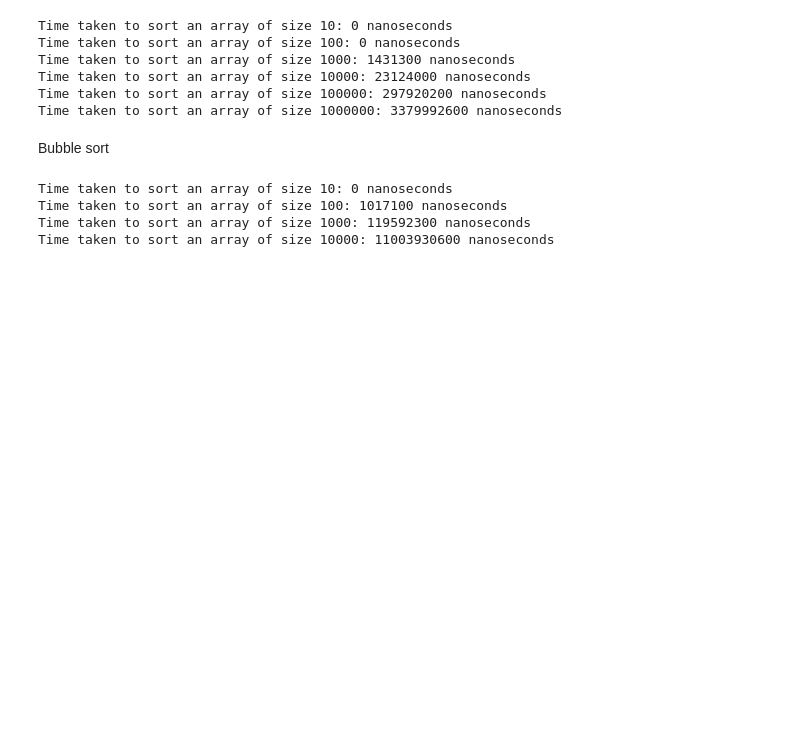
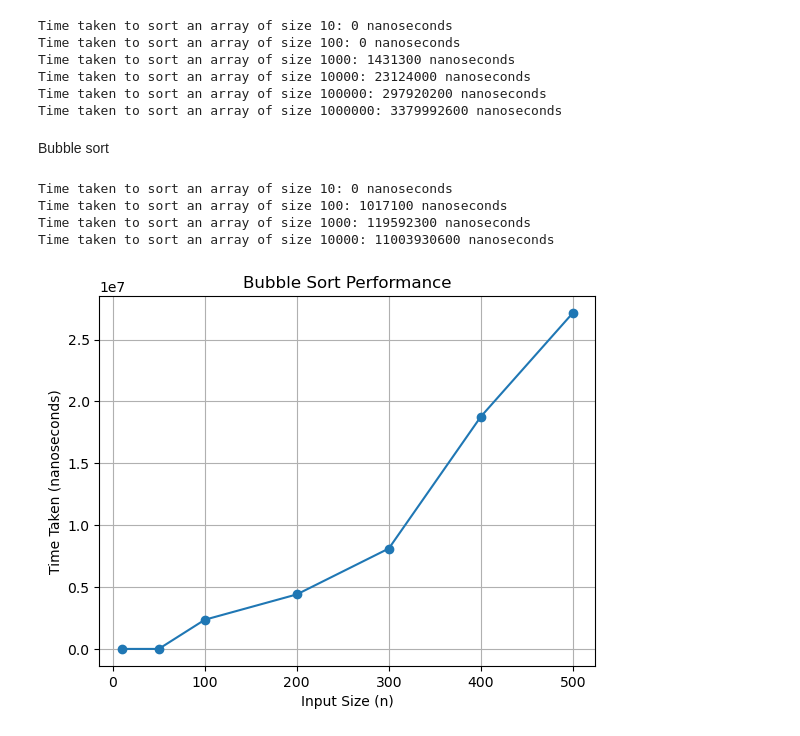
Before and after one commit to Saikiranudayana/Python-Dsa, a Jupyter notebook: Krish-Naik,Mayank agarwal_udmey course/time_complexity/time.ipynb, the cells around one changed output. Cells and saved outputs as stored; diff of their text form; code cells hidden in the pictures; blank space fills up the shorter version.

Commit message:
time complexity

```diff
--- a/Krish-Naik,Mayank agarwal_udmey course/time_complexity/time.ipynb
+++ b/Krish-Naik,Mayank agarwal_udmey course/time_complexity/time.ipynb
@@ -92,3 +92,40 @@ Time taken to sort an array of size 10: 0 nanoseconds
 Time taken to sort an array of size 100: 1017100 nanoseconds
 Time taken to sort an array of size 1000: 119592300 nanoseconds
 Time taken to sort an array of size 10000: 11003930600 nanoseconds
+# %%
+import numpy as np
+import time
+import matplotlib.pyplot as plt
+
+def bubble_sort(arr):
+    """Sorts an array using the bubble sort algorithm."""
+    n = len(arr)
+    for i in range(n - 1):
+        for j in range(0, n - i - 1):
+            if arr[j] > arr[j + 1]:
+                arr[j], arr[j + 1] = arr[j + 1], arr[j]
+    return arr
+
+def measure_time_bubble_sort(input_sizes):
+    """Measures the time taken for bubble sort for different input sizes."""
+    times = []
+    for size in input_sizes:
+        arr = np.arange(size, 0, -1)
+        start_time = time.time_ns()
+        bubble_sort(arr.tolist())
+        end_time = time.time_ns()
+        times.append(end_time - start_time)
+    return times
+
+if __name__ == "__main__":
+    input_sizes = [10, 50, 100, 200, 300, 400, 500] # Adjusted input sizes for plotting
+    times = measure_time_bubble_sort(input_sizes)
+
+    plt.plot(input_sizes, times, marker='o')
+    plt.xlabel("Input Size (n)")
+    plt.ylabel("Time Taken (nanoseconds)")
+    plt.title("Bubble Sort Performance")
+    plt.grid(True)
+    plt.show()
+# %% [output]
+[figure, added]
```
Also changed, not shown: parts of 1 cell of this notebook.
